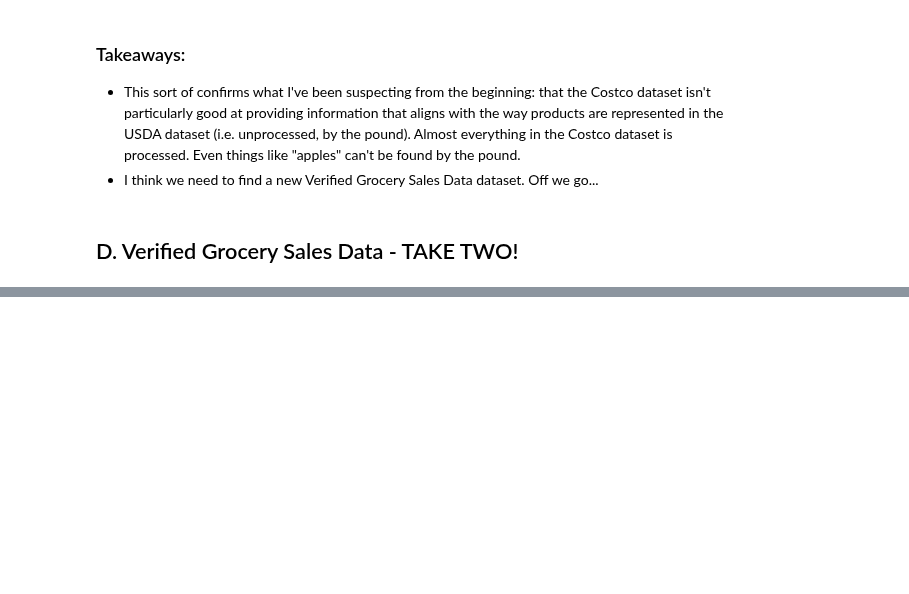
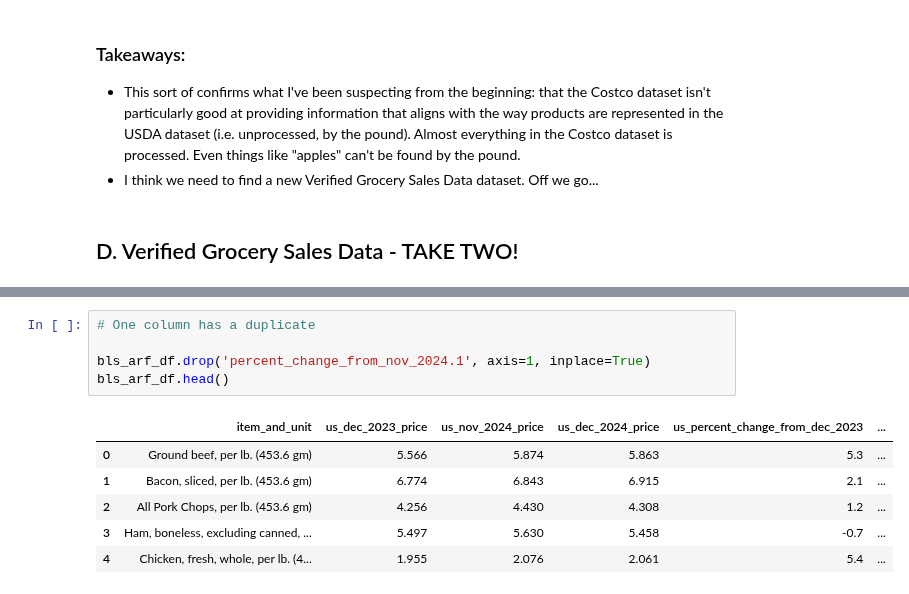
Before and after one commit to bradleytkay/Q1-2025-data-analysis-project-challenge, a Jupyter notebook: Q1-2025-step-2b-cleaning-pt-3.ipynb, the cells around one changed output, grey strips where cells are left out. Drawn from its saved outputs; the diff is of its cells as text; blank space fills up the shorter version.

```diff
--- a/Q1-2025-step-2b-cleaning-pt-3.ipynb
+++ b/Q1-2025-step-2b-cleaning-pt-3.ipynb
@@ -1160,0 +1196,12 @@ fmap_df.head()
+# %%
+# One column has a duplicate
+
+bls_arf_df.drop('percent_change_from_nov_2024.1', axis=1, inplace=True)
+bls_arf_df.head()
+# %% [output]
+|  | item_and_unit | us_dec_2023_price | us_nov_2024_price | us_dec_2024_price | us_percent_change_from_dec_2023 | ... |
+| 0 | Ground beef, per lb. (453.6 gm) | 5.566 | 5.874 | 5.863 | 5.3 | ... |
+| 1 | Bacon, sliced, per lb. (453.6 gm) | 6.774 | 6.843 | 6.915 | 2.1 | ... |
+| 2 | All Pork Chops, per lb. (453.6 gm) | 4.256 | 4.430 | 4.308 | 1.2 | ... |
+| 3 | Ham, boneless, excluding canned, ... | 5.497 | 5.630 | 5.458 | -0.7 | ... |
+| 4 | Chicken, fresh, whole, per lb. (4... | 1.955 | 2.076 | 2.061 | 5.4 | ... |
```
Also changed, not shown: parts of 12 cells of this notebook.
